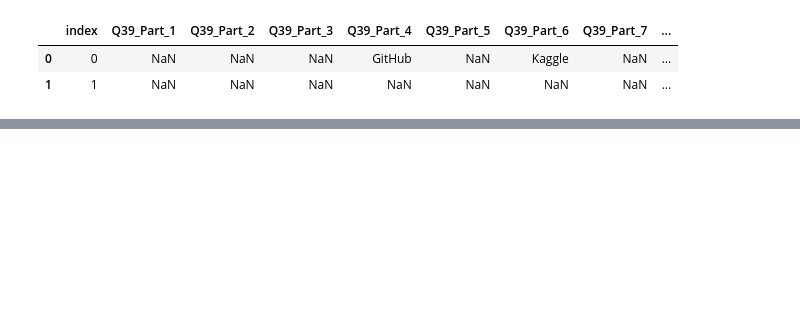
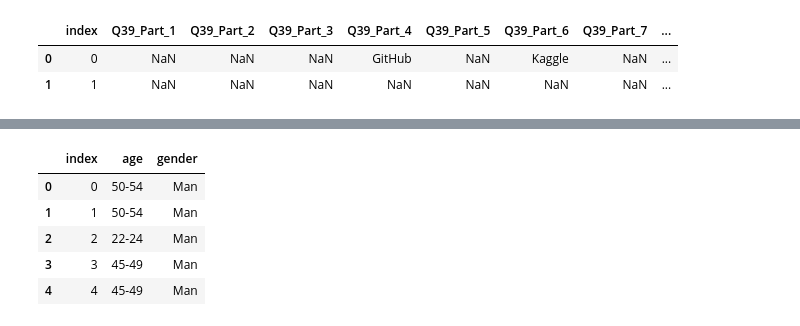
Before and after one commit to Adalab/project-da-promo-d-modulo-2-team-4, a Jupyter notebook: seleccion-columnas.ipynb, the cells around one changed output, grey strips where cells are left out. Drawn from its saved outputs; the diff is of its cells as text; code cells hidden in the pictures; blank space fills up the shorter version.

```diff
--- a/seleccion-columnas.ipynb
+++ b/seleccion-columnas.ipynb
@@ -14,7 +13,7 @@ df_data_kaggle.head(2)
 | 1 | 1 | 1 | NaN | NaN | NaN | NaN | NaN | NaN | ... |
 # %%
 def seleccionar_columnas(df, patron):
-    columnas = list(df.columns)
+    columnas = df.columns
     lista_columnas = ["index"]
     for col in columnas:
         elemento_col = re.findall(patron, col)
@@ -32,0 +43,11 @@ df_data_kaggle.head(2)
+# %%
+df_xml = seleccionar_columnas(df_xml, "age|gender")
+# %%
+df_xml.head()
+# %% [output]
+|  | index | age | gender |
+| 0 | 0 | 50-54 | Man |
+| 1 | 1 | 50-54 | Man |
+| 2 | 2 | 22-24 | Man |
+| 3 | 3 | 45-49 | Man |
+| 4 | 4 | 45-49 | Man |
```
Also changed, not shown: parts of 11 cells of this notebook, 1 other file.
